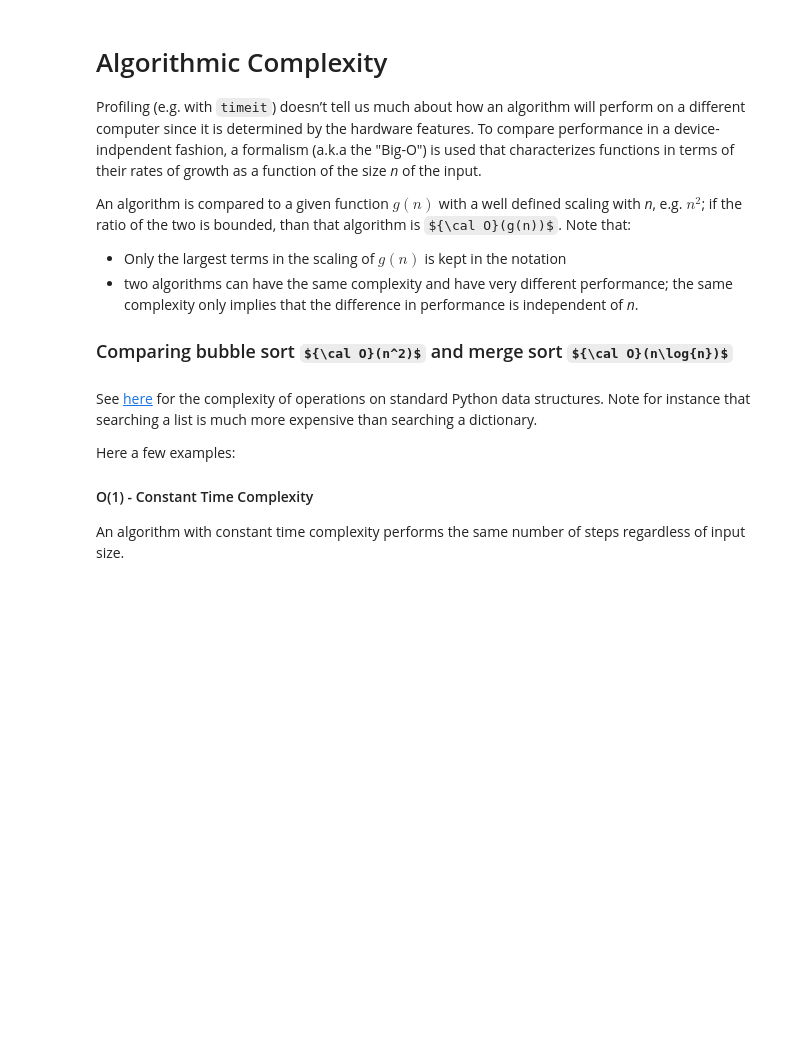
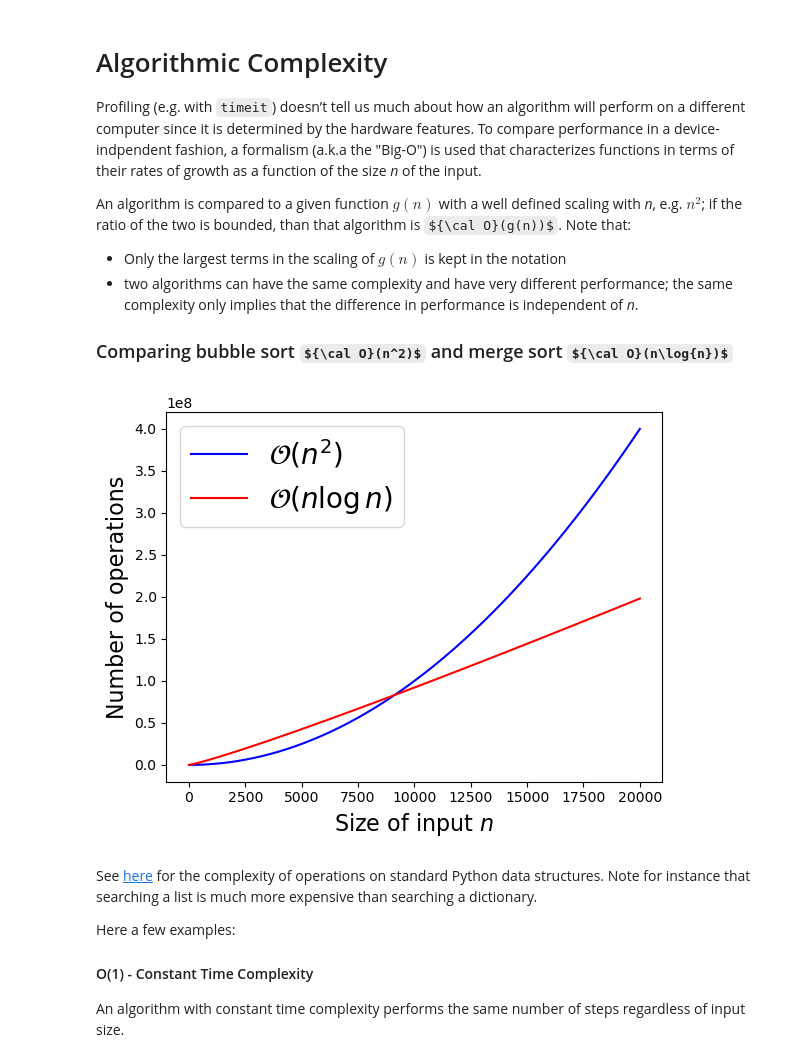
Before and after one commit to helinbon/LaboratoryOfComputationalPhysics_Y7, a Jupyter notebook: 08_LinearAlgebra.ipynb, the cells around one changed output. Drawn from its saved outputs; the diff is of its cells as text; code cells hidden in the pictures; some formulas as TeX source; blank space fills up the shorter version.

```diff
--- a/08_LinearAlgebra.ipynb
+++ b/08_LinearAlgebra.ipynb
@@ -14,17 +14,19 @@ import matplotlib.pyplot as plt
 %matplotlib inline
 # %%
 def f1(n, k):
-    return k*n*n
+    return k * n * n
 
 def f2(n, k):
-    return k*n*np.log(n)
+    return k * n * np.log(n)
 
 n = np.arange(0.1, 20001)
-plt.plot(n, f1(n, 1), c='blue')
-plt.plot(n, f2(n, 1000), c='red')
-plt.xlabel('Size of input (n)', fontsize=16)
-plt.ylabel('Number of operations', fontsize=16)
-plt.legend(['$\mathcal{O}(n^2)$', '$\mathcal{O}(n \log n)$'], loc='best', fontsize=20);
+plt.plot(n, f1(n, 1), c = 'blue')
+plt.plot(n, f2(n, 1000), c = 'red')
+plt.xlabel('Size of input $n$', fontsize = 16)
+plt.ylabel('Number of operations', fontsize = 16)
+plt.legend(['$\\mathcal{O}(n^2)$', '$\\mathcal{O}(n \\log n)$'], loc = 'best', fontsize = 20);
+# %% [output]
+[figure, added]
 # %% [markdown]
 See [here](https://wiki.python.org/moin/TimeComplexity) for the complexity of operations on standard Python data structures. Note for instance that searching a list is much more expensive than searching a dictionary.
 
```
Also changed, not shown: parts of 27 cells of this notebook, 4 other files.
